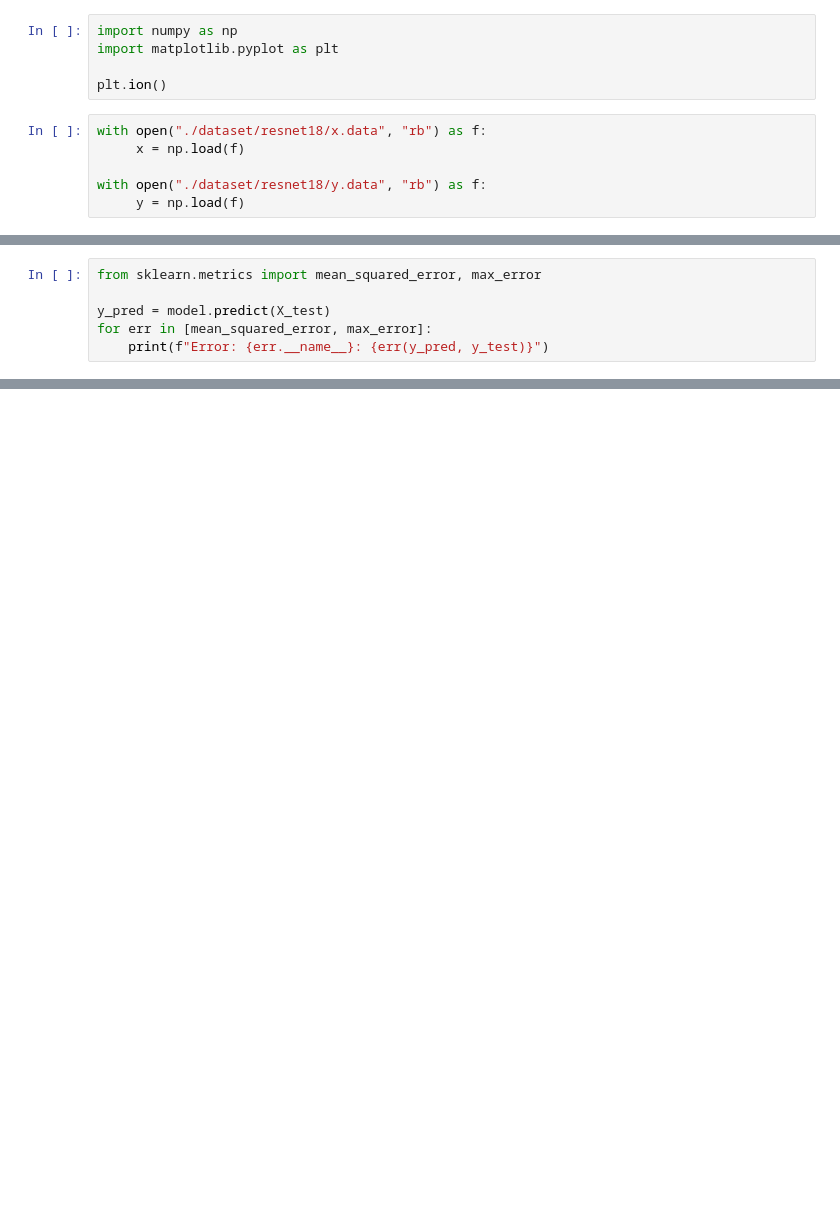
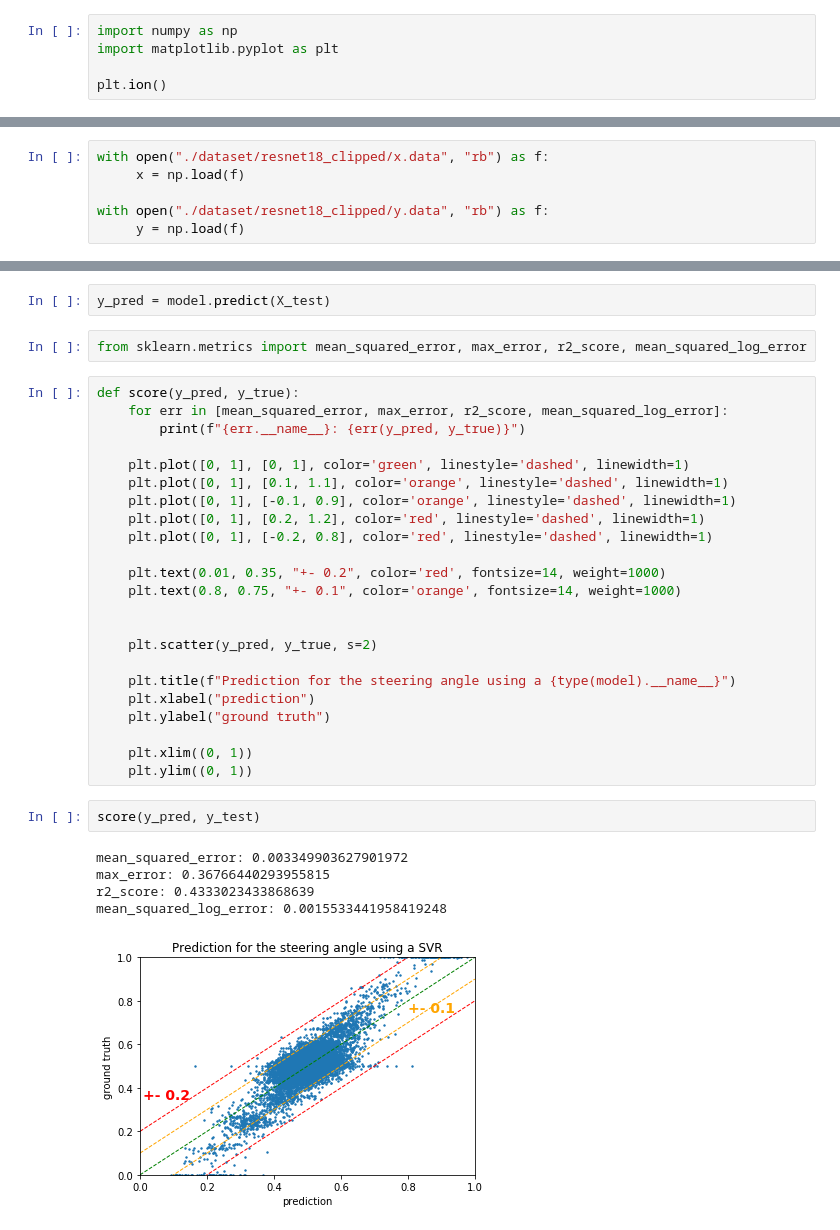
Before and after one commit to cs-isia-racer/self-driving-car-dataset, a Jupyter notebook: balance.ipynb, the cells around one changed output, grey strips where cells are left out. Saved outputs shown, nothing was run; the diff lists cells and outputs as text; blank space fills up the shorter version.

```diff
--- a/balance.ipynb
+++ b/balance.ipynb
@@ -3,9 +3,3 @@ import numpy as np
 import matplotlib.pyplot as plt
 
 plt.ion()
-# %%
-with open("./dataset/resnet18/x.data", "rb") as f:
-     x = np.load(f)
-
-with open("./dataset/resnet18/y.data", "rb") as f:
-     y = np.load(f)
@@ -91,6 +5,0 @@ SVR(C=1.0, cache_size=200, coef0=0.0, degree=3, epsilon=0.1, gamma='scale',
-# %%
-from sklearn.metrics import mean_squared_error, max_error
-
-y_pred = model.predict(X_test)
-for err in [mean_squared_error, max_error]:
-    print(f"Error: {err.__name__}: {err(y_pred, y_test)}")
@@ -135,0 +6,6 @@ array([[-26.63917953]])
+# %%
+with open("./dataset/resnet18_clipped/x.data", "rb") as f:
+     x = np.load(f)
+
+with open("./dataset/resnet18_clipped/y.data", "rb") as f:
+     y = np.load(f)
@@ -135,0 +30,35 @@ array([[-26.63917953]])
+# %%
+y_pred = model.predict(X_test)
+# %%
+from sklearn.metrics import mean_squared_error, max_error, r2_score, mean_squared_log_error
+# %%
+def score(y_pred, y_true):
+    for err in [mean_squared_error, max_error, r2_score, mean_squared_log_error]:
+        print(f"{err.__name__}: {err(y_pred, y_true)}")
+
+    plt.plot([0, 1], [0, 1], color='green', linestyle='dashed', linewidth=1)
+    plt.plot([0, 1], [0.1, 1.1], color='orange', linestyle='dashed', linewidth=1)
+    plt.plot([0, 1], [-0.1, 0.9], color='orange', linestyle='dashed', linewidth=1)
+    plt.plot([0, 1], [0.2, 1.2], color='red', linestyle='dashed', linewidth=1)
+    plt.plot([0, 1], [-0.2, 0.8], color='red', linestyle='dashed', linewidth=1)
+
+    plt.text(0.01, 0.35, "+- 0.2", color='red', fontsize=14, weight=1000)
+    plt.text(0.8, 0.75, "+- 0.1", color='orange', fontsize=14, weight=1000)
+
+
+    plt.scatter(y_pred, y_true, s=2)
+
+    plt.title(f"Prediction for the steering angle using a {type(model).__name__}")
+    plt.xlabel("prediction")
+    plt.ylabel("ground truth")
+
+    plt.xlim((0, 1))
+    plt.ylim((0, 1))
+# %%
+score(y_pred, y_test)
+# %% [output]
+mean_squared_error: 0.003349903627901972
+max_error: 0.36766440293955815
+r2_score: 0.4333023433868639
+mean_squared_log_error: 0.0015533441958419248
+[figure, added]
```
Also changed, not shown: parts of 32 cells of this notebook, 6 other files.
